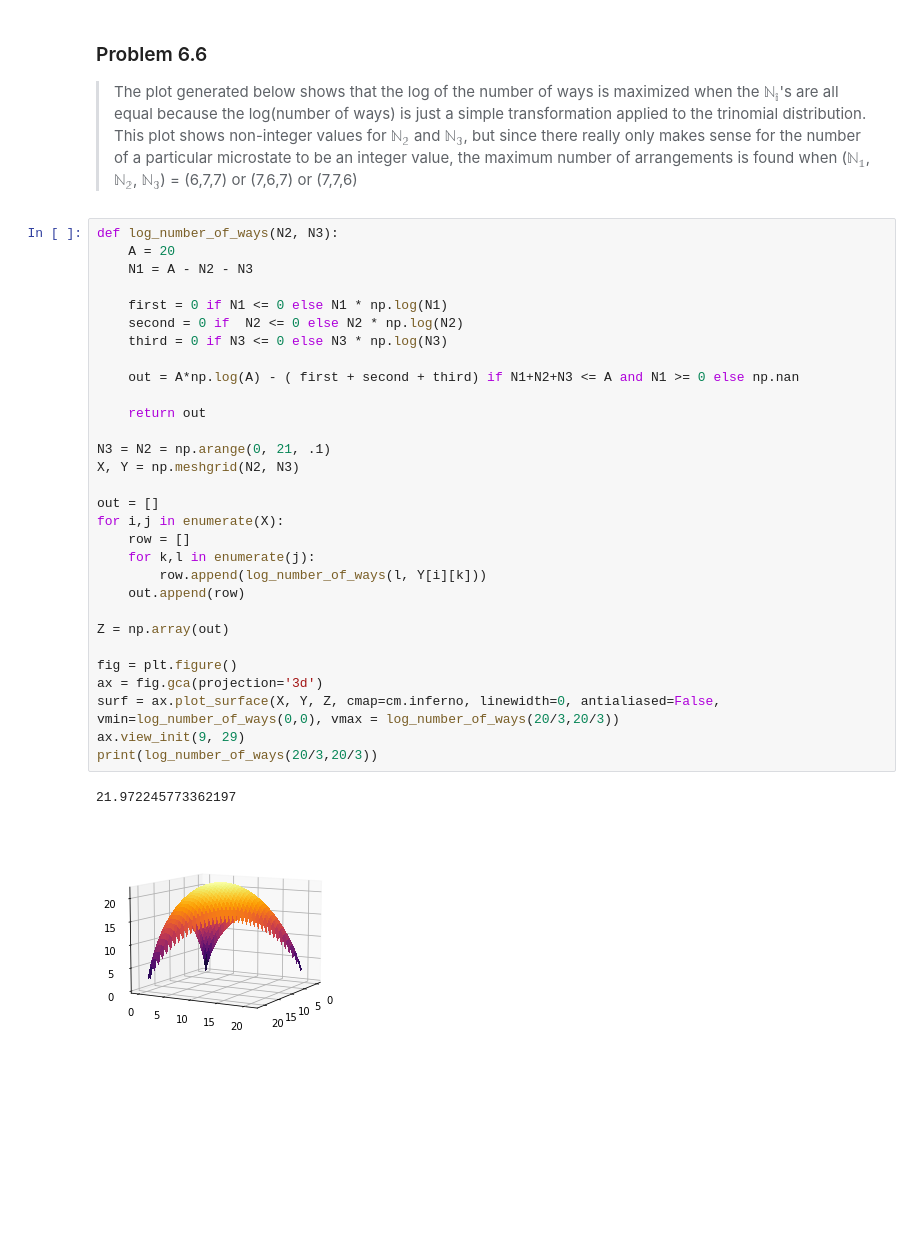
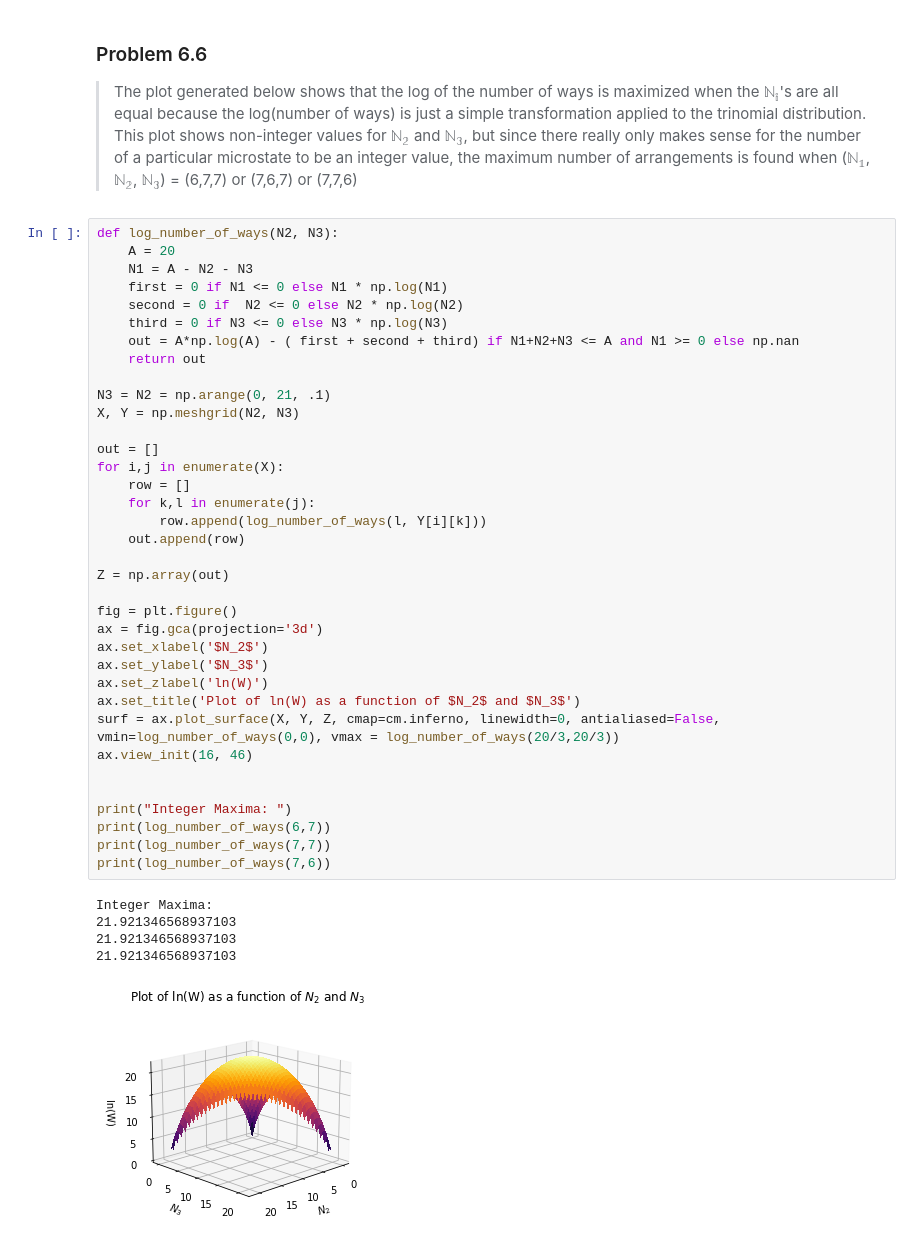
Before and after one commit to benf549/PChem-Problem-Sets, a Jupyter notebook: Problem Set 6/PS6.ipynb, the cells around one changed output. Cells and saved outputs as stored; diff of their text form; blank space fills up the shorter version.

```diff
--- a/Problem Set 6/PS6.ipynb
+++ b/Problem Set 6/PS6.ipynb
@@ -96,33 +96,42 @@ Area: 396.2236863897687
 # %%
 def log_number_of_ways(N2, N3):
     A = 20
     N1 = A - N2 - N3
-
     first = 0 if N1 <= 0 else N1 * np.log(N1)
     second = 0 if  N2 <= 0 else N2 * np.log(N2)
     third = 0 if N3 <= 0 else N3 * np.log(N3)
-
     out = A*np.log(A) - ( first + second + third) if N1+N2+N3 <= A and N1 >= 0 else np.nan
-
     return out
 
 N3 = N2 = np.arange(0, 21, .1)
 X, Y = np.meshgrid(N2, N3)
 
 out = []
 for i,j in enumerate(X):
     row = []
     for k,l in enumerate(j):
         row.append(log_number_of_ways(l, Y[i][k]))
     out.append(row)
 
 Z = np.array(out)
 
 fig = plt.figure()
 ax = fig.gca(projection='3d')
+ax.set_xlabel('$N_2$')
+ax.set_ylabel('$N_3$')
+ax.set_zlabel('ln(W)')
+ax.set_title('Plot of ln(W) as a function of $N_2$ and $N_3$')
 surf = ax.plot_surface(X, Y, Z, cmap=cm.inferno, linewidth=0, antialiased=False, vmin=log_number_of_ways(0,0), vmax = log_number_of_ways(20/3,20/3))
-ax.view_init(9, 29)
-print(log_number_of_ways(20/3,20/3))
+ax.view_init(16, 46)
+
+
+print("Integer Maxima: ")
+print(log_number_of_ways(6,7))
+print(log_number_of_ways(7,7))
+print(log_number_of_ways(7,6))
 # %% [output]
-21.972245773362197
+Integer Maxima:
+21.921346568937103
+21.921346568937103
+21.921346568937103
-[figure, old version]
+[figure, new version]
```
Also changed, not shown: parts of 1 cell of this notebook.
